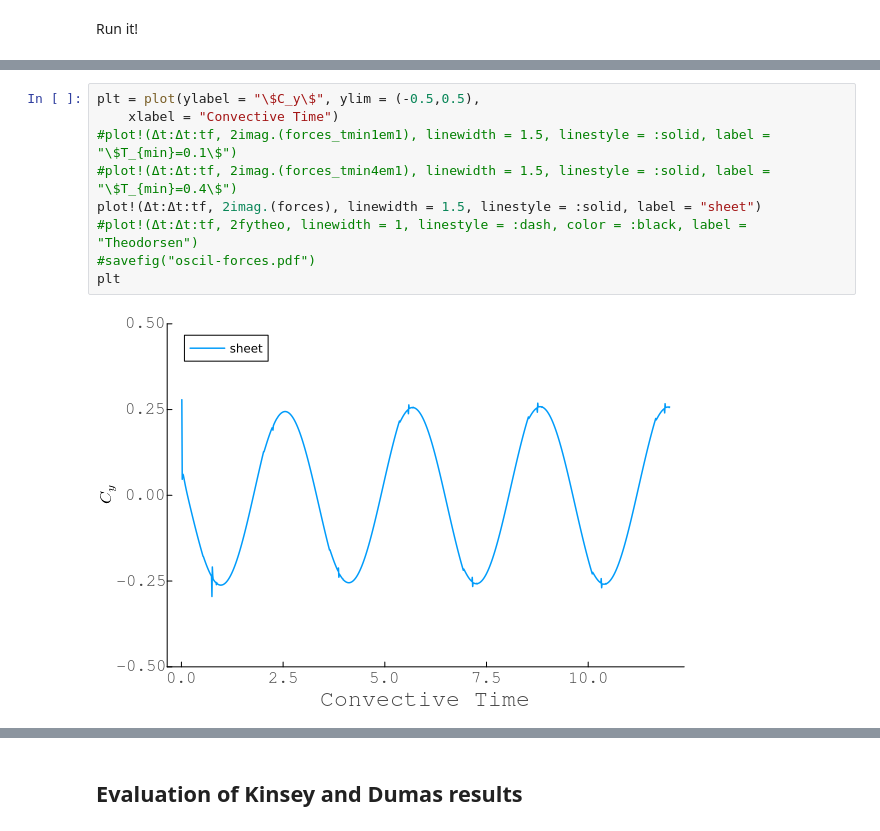
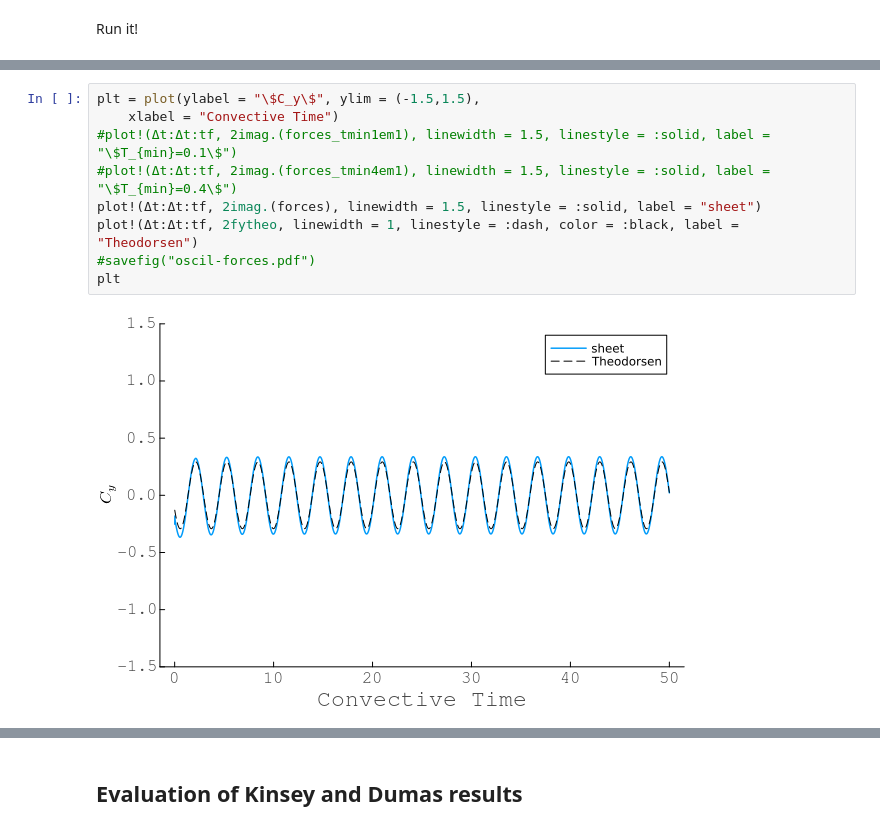
Before and after one commit to darwindarak/PotentialFlow.jl, a Jupyter notebook: other-notebooks/Hybrid Model Force Compare Oscil Heave.ipynb, the cells around one changed output, grey strips where cells are left out. Saved outputs shown, nothing was run; the diff lists cells and outputs as text.

```diff
--- a/other-notebooks/Hybrid Model Force Compare Oscil Heave.ipynb
+++ b/other-notebooks/Hybrid Model Force Compare Oscil Heave.ipynb
@@ -466,12 +466,12 @@ plt
 # %%
-plt = plot(ylabel = "\$C_y\$", ylim = (-0.5,0.5),
+plt = plot(ylabel = "\$C_y\$", ylim = (-1.5,1.5),
     xlabel = "Convective Time")
 #plot!(Δt:Δt:tf, 2imag.(forces_tmin1em1), linewidth = 1.5, linestyle = :solid, label = "\$T_{min}=0.1\$")
 #plot!(Δt:Δt:tf, 2imag.(forces_tmin4em1), linewidth = 1.5, linestyle = :solid, label = "\$T_{min}=0.4\$")
 plot!(Δt:Δt:tf, 2imag.(forces), linewidth = 1.5, linestyle = :solid, label = "sheet")
-#plot!(Δt:Δt:tf, 2fytheo, linewidth = 1, linestyle = :dash, color = :black, label = "Theodorsen")
+plot!(Δt:Δt:tf, 2fytheo, linewidth = 1, linestyle = :dash, color = :black, label = "Theodorsen")
 #savefig("oscil-forces.pdf")
 plt
 # %% [output]
-[figure, old version]
+[figure, new version]
 # %%
```
Also changed, not shown: parts of 8 cells of this notebook, 1 other file.
